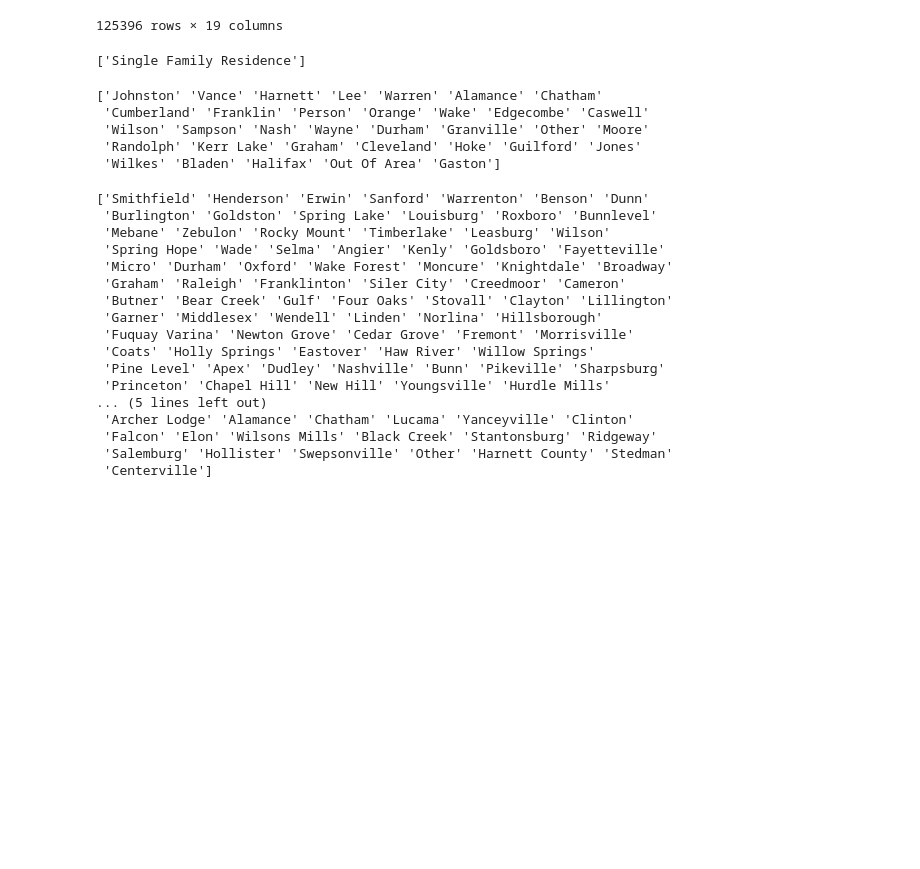
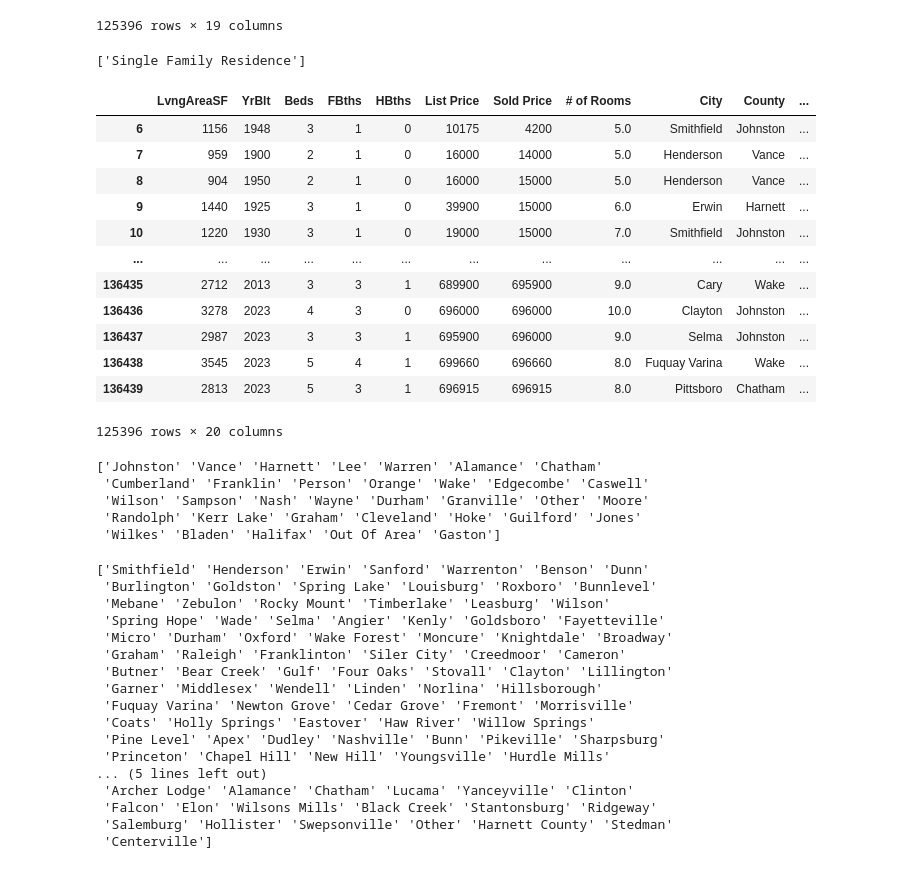
Before and after one commit to nimblenest/House-Project4, a Jupyter notebook: house-sales.ipynb, the cells around one changed output. Cells and saved outputs as stored; diff of their text form; code cells hidden in the pictures; blank space fills up the shorter version.

```diff
--- a/house-sales.ipynb
+++ b/house-sales.ipynb
@@ -294,6 +289,23 @@ unique_property_types = combined_sales_df['Property Type'].unique()
 print(unique_property_types)
 # %% [output]
 ['Single Family Residence']
+# %%
+combined_sales_df.drop('Property Type', axis=1, inplace=True)
+combined_sales_df
+# %% [output]
+|  | LvngAreaSF | YrBlt | Beds | FBths | HBths | List Price | Sold Price | # of Rooms | City | County | ... |
+| 6 | 1156 | 1948 | 3 | 1 | 0 | 10175 | 4200 | 5.0 | Smithfield | Johnston | ... |
+| 7 | 959 | 1900 | 2 | 1 | 0 | 16000 | 14000 | 5.0 | Henderson | Vance | ... |
+| 8 | 904 | 1950 | 2 | 1 | 0 | 16000 | 15000 | 5.0 | Henderson | Vance | ... |
+| 9 | 1440 | 1925 | 3 | 1 | 0 | 39900 | 15000 | 6.0 | Erwin | Harnett | ... |
+| 10 | 1220 | 1930 | 3 | 1 | 0 | 19000 | 15000 | 7.0 | Smithfield | Johnston | ... |
+| ... | ... | ... | ... | ... | ... | ... | ... | ... | ... | ... | ... |
+| 136435 | 2712 | 2013 | 3 | 3 | 1 | 689900 | 695900 | 9.0 | Cary | Wake | ... |
+| 136436 | 3278 | 2023 | 4 | 3 | 0 | 696000 | 696000 | 10.0 | Clayton | Johnston | ... |
+| 136437 | 2987 | 2023 | 3 | 3 | 1 | 695900 | 696000 | 9.0 | Selma | Johnston | ... |
+| 136438 | 3545 | 2023 | 5 | 4 | 1 | 699660 | 696660 | 8.0 | Fuquay Varina | Wake | ... |
+| 136439 | 2813 | 2023 | 5 | 3 | 1 | 696915 | 696915 | 8.0 | Pittsboro | Chatham | ... |
+125396 rows × 20 columns
 # %%
 unique_counties = combined_sales_df['County'].unique()
 print(unique_counties)
```
Also changed, not shown: parts of 30 cells of this notebook.
